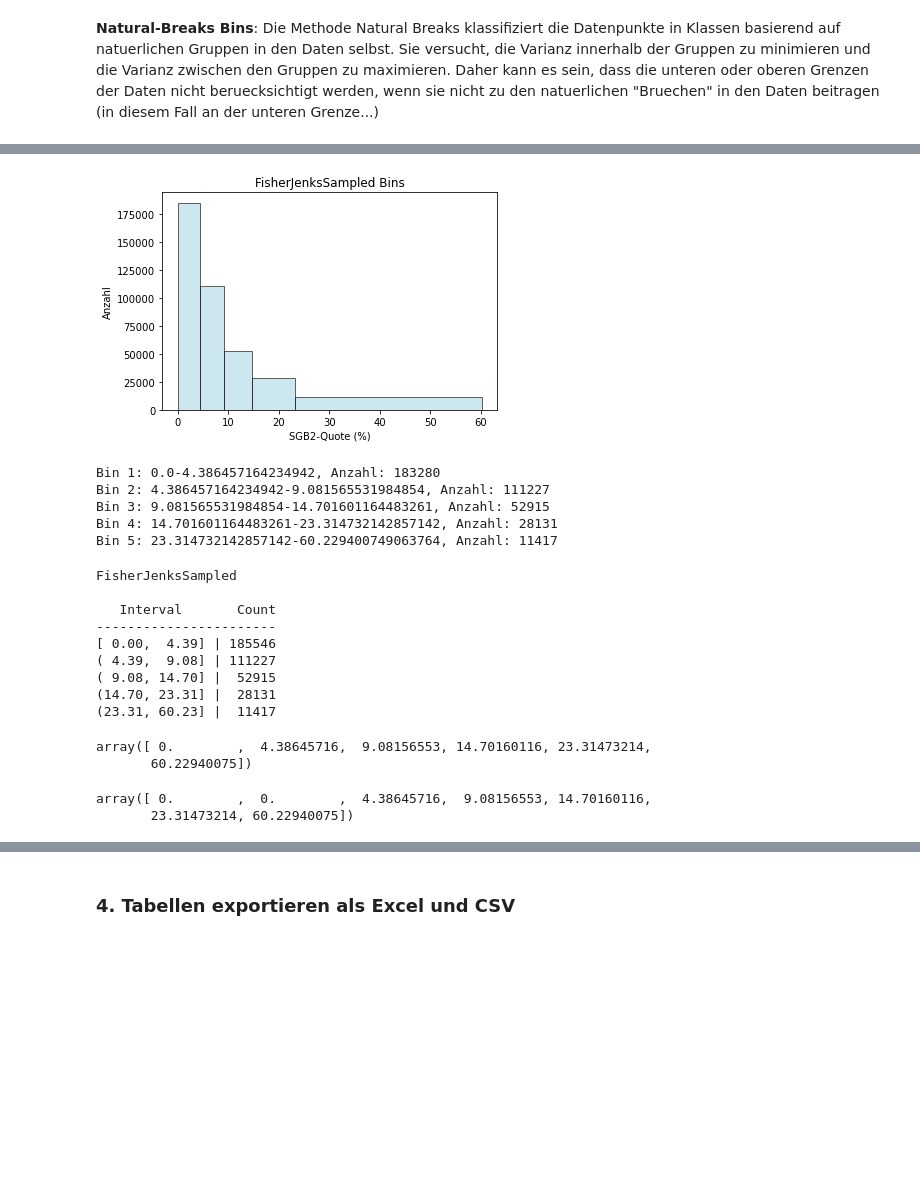
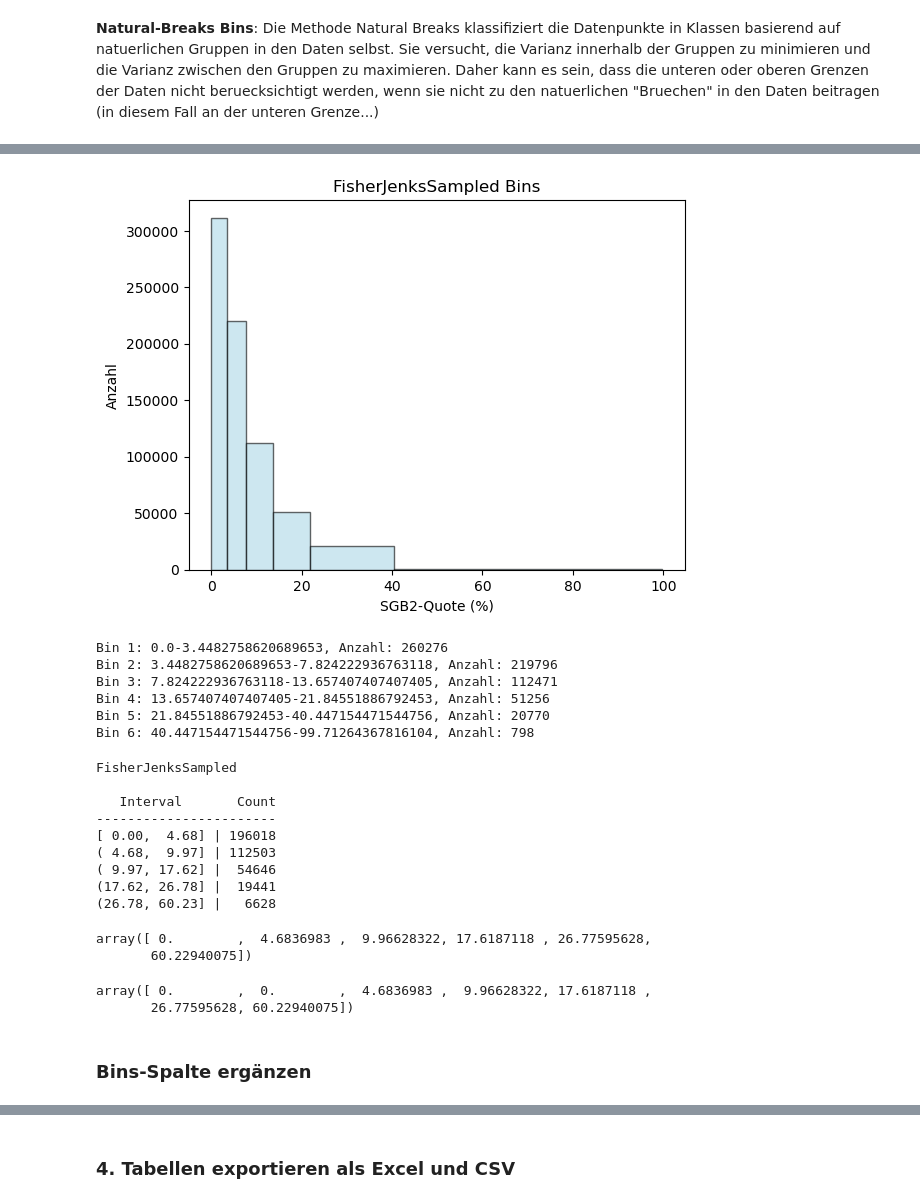
Before and after one commit to tobias-vetterle/mikrokosmos, a Jupyter notebook: aufbereitung_mikrokosmos.ipynb, the cells around one changed output, grey strips where cells are left out. Cells and saved outputs as stored; diff of their text form; code cells hidden in the pictures; blank space fills up the shorter version.

Commit message:
V 1.9.1
- Spalte mit den Bins für jeden Datenpunkt ergänzt
- 7stellige AGS in 8stellige AGS umgewandelt
- Tabelle mit SGB-II Quote auf Bezugsgröße über 20 gefiltert

```diff
--- a/aufbereitung_mikrokosmos.ipynb
+++ b/aufbereitung_mikrokosmos.ipynb
@@ -816,7 +816,7 @@ __FisherJenksSampled__
 data = stacked_lb_bev['SGB2-Quote (%)'].values
 
 # Berechnen der Bins mit der FisherJenksSampled-Methode
-classifier = FisherJenksSampled(data, pct=0.2, k=7)
+classifier = FisherJenksSampled(data, pct=0.2, k=6)
 bins = classifier.bins
 bins = np.insert(bins, 0, 0)
 
@@ -845,9 +844,9 @@ Bin 7: 66.6666666666667-100.0, Anzahl: 1443
 #### Anm.: Hier werden auf der kleinsten Aggregationsebene die Bezugsgroeßen > 100 entfernt. Eine "schonendere" Variante wuerde darin bestehen, in den Bevoelkerungsdaten (vor dem Merge) alle Gemeinden mit > 100 Einwohnern zu entfernen...
 # %%
 # Datensaetze erstellen
-stacked_lb_bev_ue100 = stacked_lb_bev[stacked_lb_bev.Anzahl_Bevoelkerung > 100]
-stacked_elb_schul_ue100 = stacked_elb_schul[stacked_elb_schul.arbeitsuchende_elb_insgesamt > 100]
-stacked_elb_beruf_ue100 = stacked_elb_beruf[stacked_elb_beruf.arbeitsuchende_elb_insgesamt > 100]
+stacked_lb_bev_ue100 = stacked_lb_bev[stacked_lb_bev.Anzahl_Bevoelkerung > 25]
+stacked_elb_schul_ue100 = stacked_elb_schul[stacked_elb_schul.arbeitsuchende_elb_insgesamt > 25]
+stacked_elb_beruf_ue100 = stacked_elb_beruf[stacked_elb_beruf.arbeitsuchende_elb_insgesamt > 25]
 # %%
 # Berechnen, welcher Anteil der Datenpunkte entfernt wurde
 # (gibt einen Eindruck, wie viele "weiße Flecken" auf der Karte zu erwarten sind)
@@ -1022,29 +1021,30 @@ Bin 6: 26.86403508771933-60.229400749063764, Anzahl: 6545
 # %%
 # Extrahieren der Werte aus der Spalte 'SGB2-Quote (%)'
 data = stacked_lb_bev_ue100['SGB2-Quote (%)'].values
 
 # Berechnen der Bins mit der FisherJenksSampled-Methode
-classifier = FisherJenksSampled(data, pct=0.2, k=5)
+classifier = FisherJenksSampled(data, pct=0.2, k=6)
 bins = classifier.bins
 bins = np.insert(bins, 0, 0)
 
 # Erstellen des Histogramms
 plt.hist(data, bins=bins, edgecolor='black', color='lightblue', alpha=0.6)
 plt.xlabel('SGB2-Quote (%)')
 plt.ylabel('Anzahl')
 plt.title('FisherJenksSampled Bins')
 plt.show()
 
 # Ausgabe der Bin-Ranges und der Anzahl der Werte in jedem Bin
 for i in range(len(bins)-1):
     print(f"Bin {i+1}: {bins[i]}-{bins[i+1]}, Anzahl: {((data > bins[i]) & (data <= bins[i+1])).sum()}")
 # %% [output]
-[figure, old version]
+[figure, new version]
-Bin 1: 0.0-4.386457164234942, Anzahl: 183280
-Bin 2: 4.386457164234942-9.081565531984854, Anzahl: 111227
-Bin 3: 9.081565531984854-14.701601164483261, Anzahl: 52915
-Bin 4: 14.701601164483261-23.314732142857142, Anzahl: 28131
-Bin 5: 23.314732142857142-60.229400749063764, Anzahl: 11417
+Bin 1: 0.0-3.4482758620689653, Anzahl: 260276
+Bin 2: 3.4482758620689653-7.824222936763118, Anzahl: 219796
+Bin 3: 7.824222936763118-13.657407407407405, Anzahl: 112471
+Bin 4: 13.657407407407405-21.84551886792453, Anzahl: 51256
+Bin 5: 21.84551886792453-40.447154471544756, Anzahl: 20770
+Bin 6: 40.447154471544756-99.71264367816104, Anzahl: 798
 # %%
 classifier
 # %% [output]
@@ -1052,19 +1052,21 @@ FisherJenksSampled
 
    Interval       Count
 -----------------------
-[ 0.00,  4.39] | 185546
-( 4.39,  9.08] | 111227
-( 9.08, 14.70] |  52915
-(14.70, 23.31] |  28131
-(23.31, 60.23] |  11417
+[ 0.00,  4.68] | 196018
+( 4.68,  9.97] | 112503
+( 9.97, 17.62] |  54646
+(17.62, 26.78] |  19441
+(26.78, 60.23] |   6628
 # %%
 bins
 # %% [output]
-array([ 0.        ,  4.38645716,  9.08156553, 14.70160116, 23.31473214,
+array([ 0.        ,  4.6836983 ,  9.96628322, 17.6187118 , 26.77595628,
        60.22940075])
 # %%
 bins = np.insert(bins, 0, 0)
 bins
 # %% [output]
-array([ 0.        ,  0.        ,  4.38645716,  9.08156553, 14.70160116,
-       23.31473214, 60.22940075])
+array([ 0.        ,  0.        ,  4.6836983 ,  9.96628322, 17.6187118 ,
+       26.77595628, 60.22940075])
+# %% [markdown]
+### Bins-Spalte ergänzen
```
Also changed, not shown: parts of 22 cells of this notebook.
